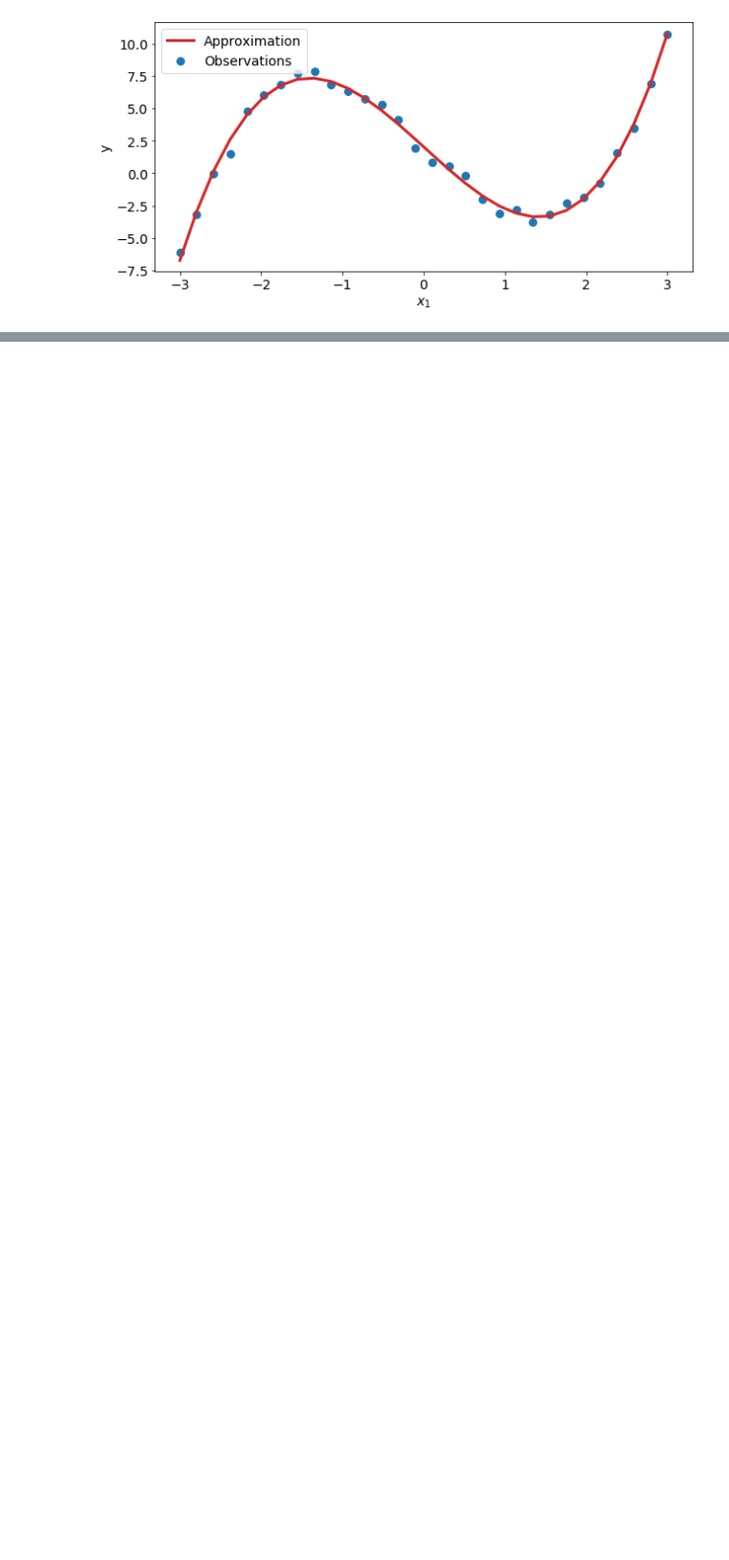
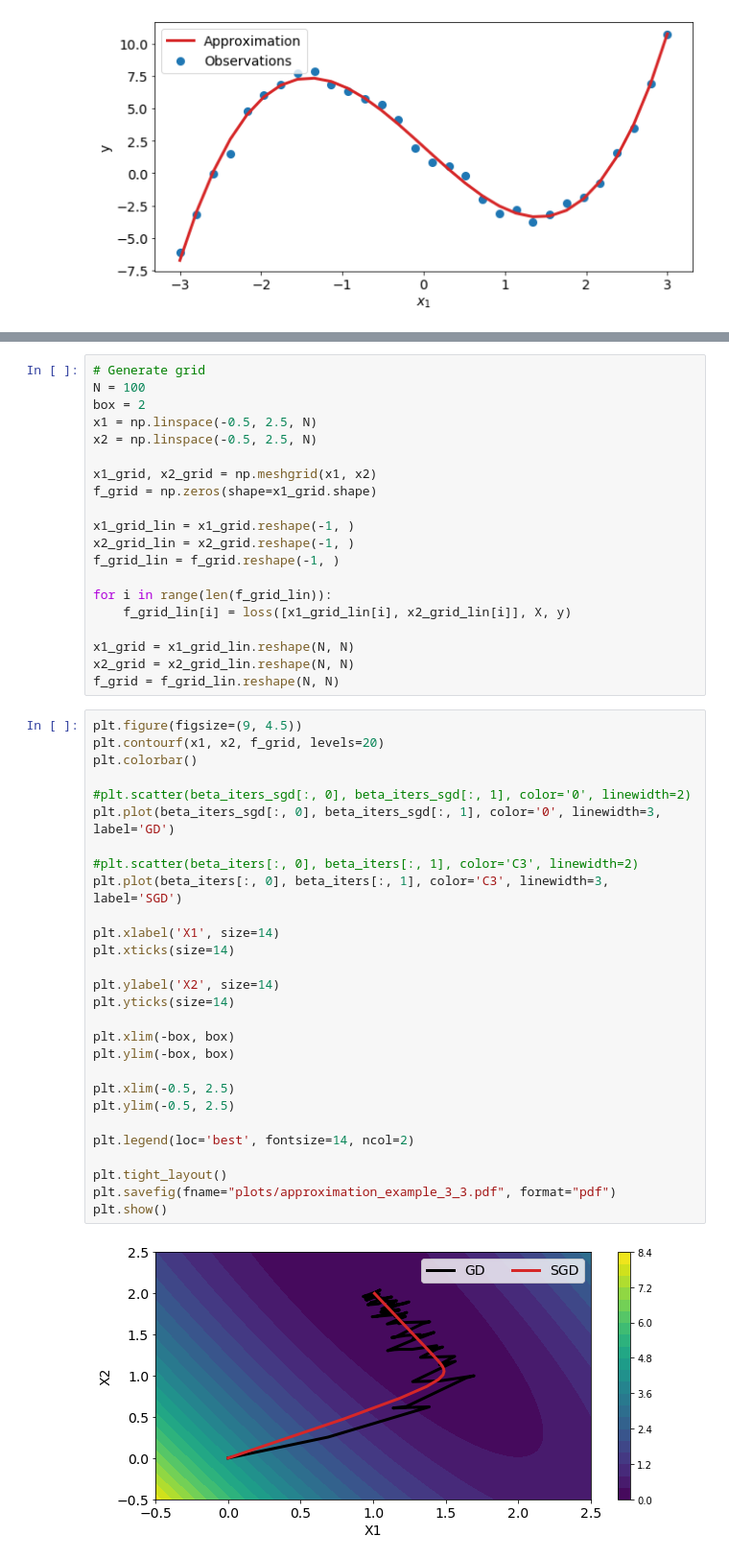
Before and after one commit to hushchyn-mikhail/acronis_ml, a Jupyter notebook: function_approximation.ipynb, the cells around one changed output, grey strips where cells are left out. Shown at 96% size. Cells and saved outputs as stored; diff of their text form; blank space fills up the shorter version.

```diff
--- a/function_approximation.ipynb
+++ b/function_approximation.ipynb
@@ -99,0 +284,50 @@ plt.show()
+# %%
+# Generate grid
+N = 100
+box = 2
+x1 = np.linspace(-0.5, 2.5, N)
+x2 = np.linspace(-0.5, 2.5, N)
+
+x1_grid, x2_grid = np.meshgrid(x1, x2)
+f_grid = np.zeros(shape=x1_grid.shape)
+
+x1_grid_lin = x1_grid.reshape(-1, )
+x2_grid_lin = x2_grid.reshape(-1, )
+f_grid_lin = f_grid.reshape(-1, )
+
+for i in range(len(f_grid_lin)):
+    f_grid_lin[i] = loss([x1_grid_lin[i], x2_grid_lin[i]], X, y)
+
+x1_grid = x1_grid_lin.reshape(N, N)
+x2_grid = x2_grid_lin.reshape(N, N)
+f_grid = f_grid_lin.reshape(N, N)
+# %%
+plt.figure(figsize=(9, 4.5))
+plt.contourf(x1, x2, f_grid, levels=20)
+plt.colorbar()
+
+#plt.scatter(beta_iters_sgd[:, 0], beta_iters_sgd[:, 1], color='0', linewidth=2)
+plt.plot(beta_iters_sgd[:, 0], beta_iters_sgd[:, 1], color='0', linewidth=3, label='GD')
+
+#plt.scatter(beta_iters[:, 0], beta_iters[:, 1], color='C3', linewidth=2)
+plt.plot(beta_iters[:, 0], beta_iters[:, 1], color='C3', linewidth=3, label='SGD')
+
+plt.xlabel('X1', size=14)
+plt.xticks(size=14)
+
+plt.ylabel('X2', size=14)
+plt.yticks(size=14)
+
+plt.xlim(-box, box)
+plt.ylim(-box, box)
+
+plt.xlim(-0.5, 2.5)
+plt.ylim(-0.5, 2.5)
+
+plt.legend(loc='best', fontsize=14, ncol=2)
+
+plt.tight_layout()
+plt.savefig(fname="plots/approximation_example_3_3.pdf", format="pdf")
+plt.show()
+# %% [output]
+[figure, added]
```
Also changed, not shown: parts of 7 cells of this notebook, 5 other files.
